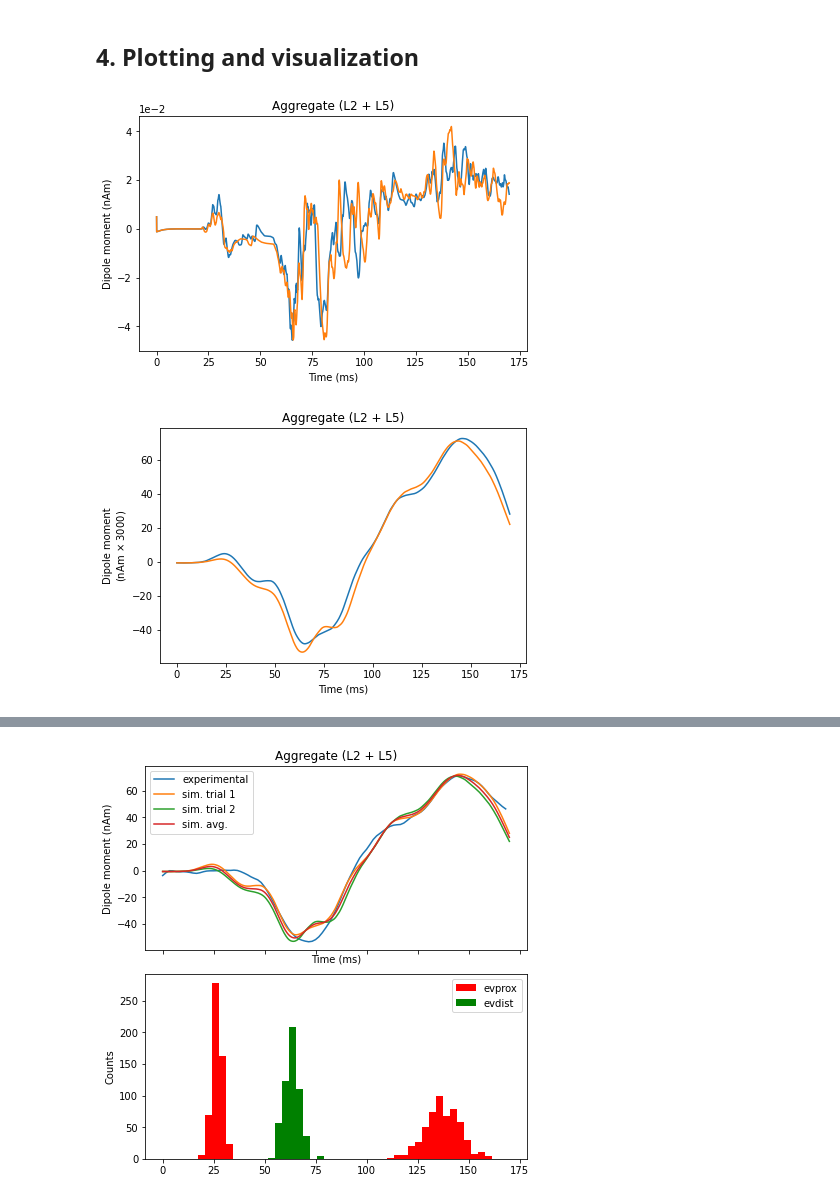
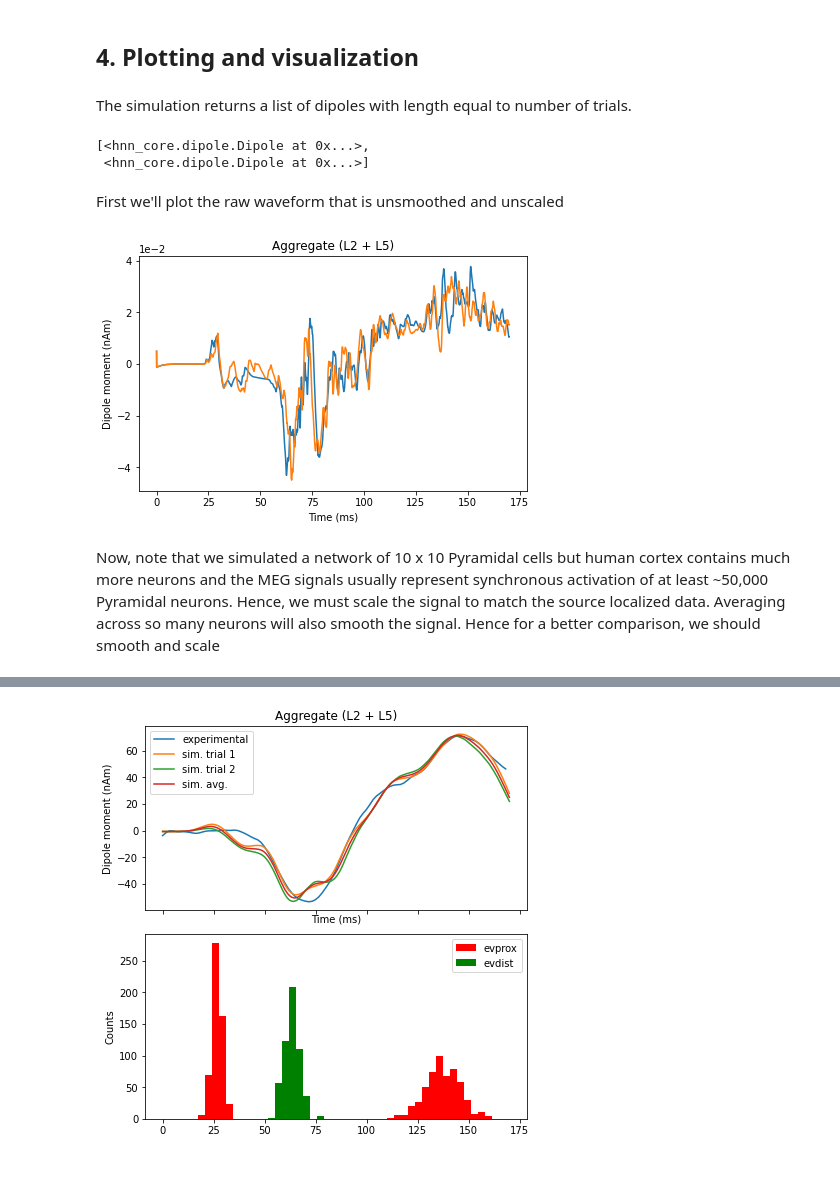
Before and after one commit to jonescompneurolab/hnn-workshop-materials, a Jupyter notebook: erp_tutorial_hnn_core_v01.ipynb, the cells around one changed output, grey strips where cells are left out. Drawn from its saved outputs; the diff is of its cells as text; code cells hidden in the pictures; blank space fills up the shorter version.

```diff
--- a/erp_tutorial_hnn_core_v01.ipynb
+++ b/erp_tutorial_hnn_core_v01.ipynb
@@ -141,18 +216,18 @@ Simulation time: 150.0 ms...
 Simulation time: 160.0 ms...
 # %% [markdown]
 ## 4. Plotting and visualization
+# %% [markdown]
+The simulation returns a list of dipoles with length equal to number of trials.
+# %%
+dpls
+# %% [output]
+[<hnn_core.dipole.Dipole at 0x...>,
+ <hnn_core.dipole.Dipole at 0x...>]
+# %% [markdown]
+First we'll plot the raw waveform that is unsmoothed and unscaled
 # %%
-# plot raw (i.e., unsmoothed and un-scaled) simulated dipole trials
-fig = plot_dipole(dpls)
-
-# smooth and scale each simulated dipole trial
-# note that both methods operate in-place, i.e., the objects are modified
-window_len, scaling_factor = 30, 3000
-for dpl in dpls:
-    dpl.smooth(window_len).scale(scaling_factor)
-
-# plot again
-fig = plot_dipole(dpls)
+plot_dipole(dpls);
 # %% [output]
-[figure, old version]
+[figure, new version]
-[figure, removed]
+# %% [markdown]
+Now, note that we simulated a network of 10 x 10 Pyramidal cells but human cortex contains much more neurons and the MEG signals usually represent synchronous activation of at least ~50,000 Pyramidal neurons. Hence, we must scale the signal to match the source localized data. Averaging across so many neurons will also smooth the signal. Hence for a better comparison, we should smooth and scale
```
Also changed, not shown: parts of 33 cells of this notebook, 2 other files.
